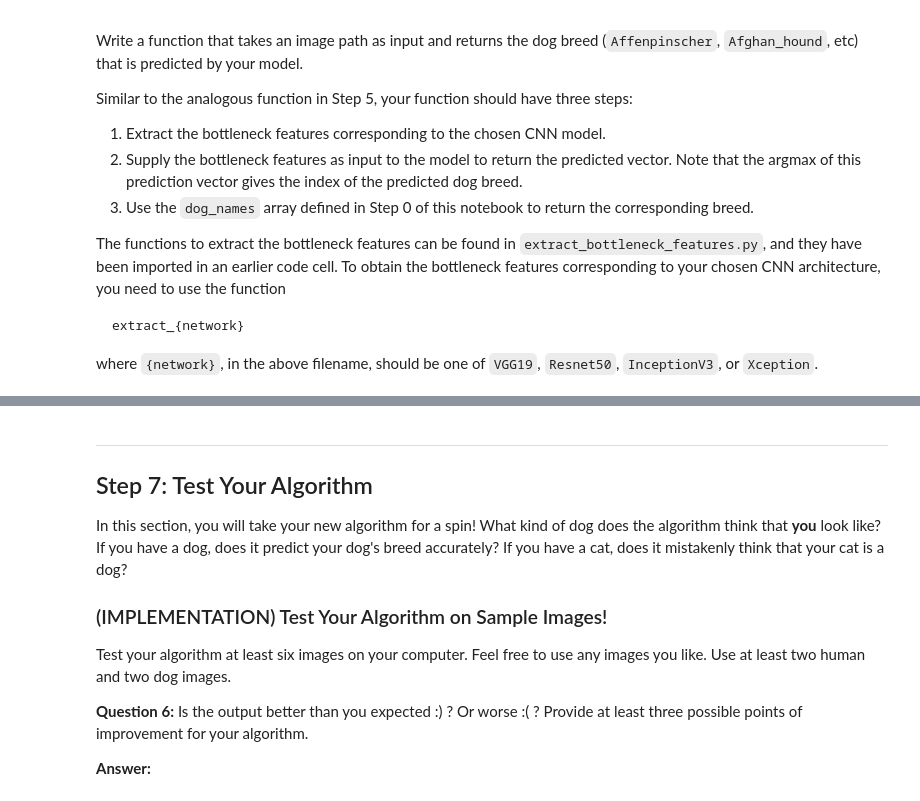
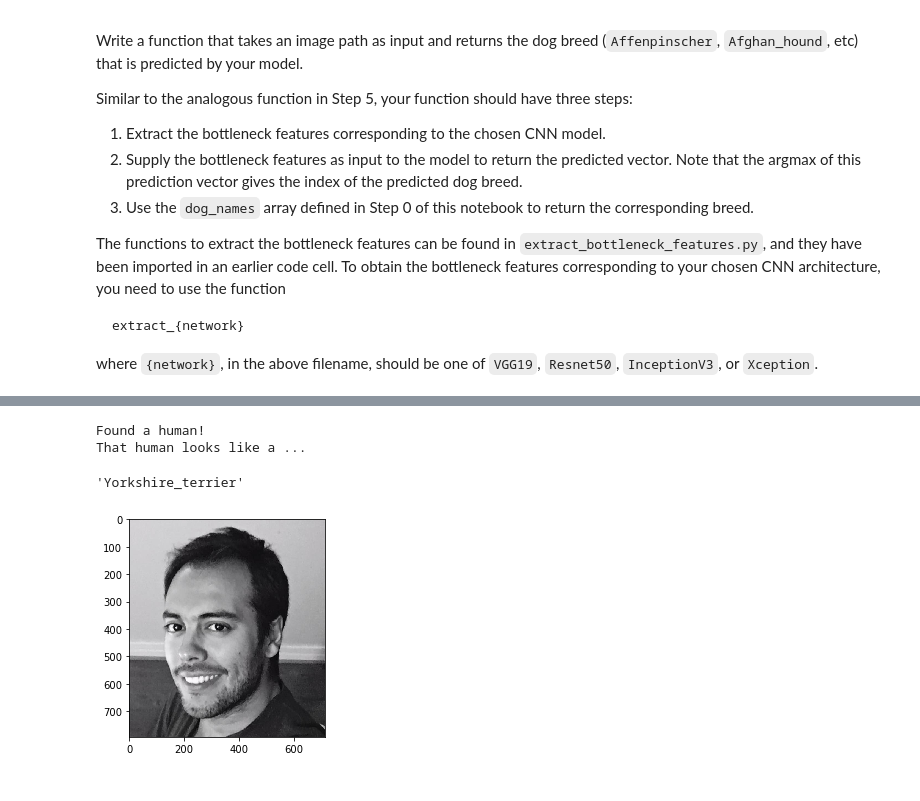
Before and after one commit to falrrema/ML_Nanodegree, a Jupyter notebook: P5_DogProyect/dog_app.ipynb, the cells around one changed output, grey strips where cells are left out. Drawn from its saved outputs; the diff is of its cells as text; code cells hidden in the pictures.

```diff
--- a/P5_DogProyect/dog_app.ipynb
+++ b/P5_DogProyect/dog_app.ipynb
@@ -533,7 +649,8 @@ __Answer:__
 # %% [markdown]
 ### (IMPLEMENTATION) Compile the Model
 # %%
-### TODO: Compile the model.
+### TODO: Compile the model
+Resnet50_model.compile(loss='categorical_crossentropy', optimizer='rmsprop', metrics=['accuracy'])
 # %% [markdown]
 ### (IMPLEMENTATION) Train the Model
 
@@ -546,6 +688,7 @@ You are welcome to [augment the training data](https://blog.keras.io/building-po
 ### (IMPLEMENTATION) Load the Model with the Best Validation Loss
 # %%
 ### TODO: Load the model weights with the best validation loss.
+Resnet50_model.load_weights('saved_models/weights.best.Resnet50.hdf5')
 # %% [markdown]
 ### (IMPLEMENTATION) Test the Model
 
@@ -570,6 +720,13 @@ where `{network}`, in the above filename, should be one of `VGG19`, `Resnet50`,
 # %%
 ### TODO: Write a function that takes a path to an image as input
 ### and returns the dog breed that is predicted by the model.
+def RN50_predict_breed(img_path):
+    # extract bottleneck features
+    bottleneck_feature = extract_Resnet50(path_to_tensor(img_path))
+    # obtain predicted vector
+    predicted_vector = Resnet50_model.predict(bottleneck_feature)
+    # return dog breed that is predicted by the model
+    return dog_names[np.argmax(predicted_vector)]
 # %% [markdown]
 ---
 <a id='step6'></a>
@@ -588,3 +745,28 @@ Some sample output for our algorithm is provided below, but feel free to design
 
 
 ### (IMPLEMENTATION) Write your Algorithm
+# %%
+### TODO: Write your algorithm.
+### Feel free to use as many code cells as needed.
+import matplotlib.pyplot as plt
+import matplotlib.image as mpimg
+
+def image_show(img_path):
+    imag = mpimg.imread(img_path)
+    s = plt.imshow(imag)
+
+def dog_human_detector(img_path):
+    image_show(img_path)
+    is_dog = dog_detector(img_path)
+    is_human = face_detector(img_path)
+
+    if is_dog == True and is_human == False:
+        print("Found a dog!")
+        print("The dog breed is ...")
+        return RN50_predict_breed(img_path)
+    if is_dog == False and is_human == True:
+        print("Found a human!")
+        print("That human looks like a ...")
+        return RN50_predict_breed(img_path)
+    else:
+        print("What the hell did you just showed me!?")
@@ -591,17 +793,10 @@ Some sample output for our algorithm is provided below, but feel free to design
 # %%
-### TODO: Write your algorithm.
-### Feel free to use as many code cells as needed.
+## TODO: Execute your algorithm from Step 6 on
+## at least 6 images on your computer.
+## Feel free to use as many code cells as needed.
+dog_human_detector("images/fabian.jpg")
+# %% [output]
+Found a human!
+That human looks like a ...
+'Yorkshire_terrier'
+[figure, added]
-# %% [markdown]
----
-<a id='step7'></a>
-## Step 7: Test Your Algorithm
-
-In this section, you will take your new algorithm for a spin!  What kind of dog does the algorithm think that __you__ look like?  If you have a dog, does it predict your dog's breed accurately?  If you have a cat, does it mistakenly think that your cat is a dog?
-
-### (IMPLEMENTATION) Test Your Algorithm on Sample Images!
-
-Test your algorithm at least six images on your computer.  Feel free to use any images you like.  Use at least two human and two dog images.
-
-__Question 6:__ Is the output better than you expected :) ?  Or worse :( ?  Provide at least three possible points of improvement for your algorithm.
-
-__Answer:__
```
Also changed, not shown: parts of 30 cells of this notebook.
